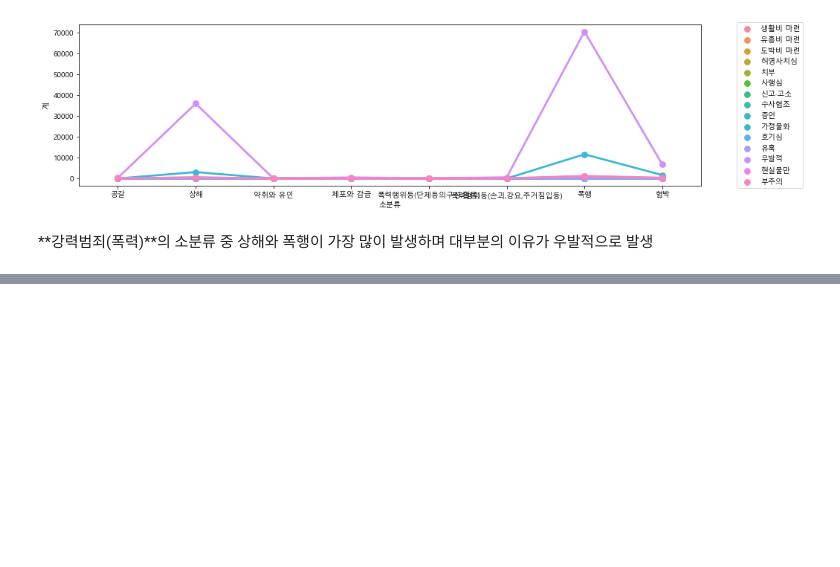
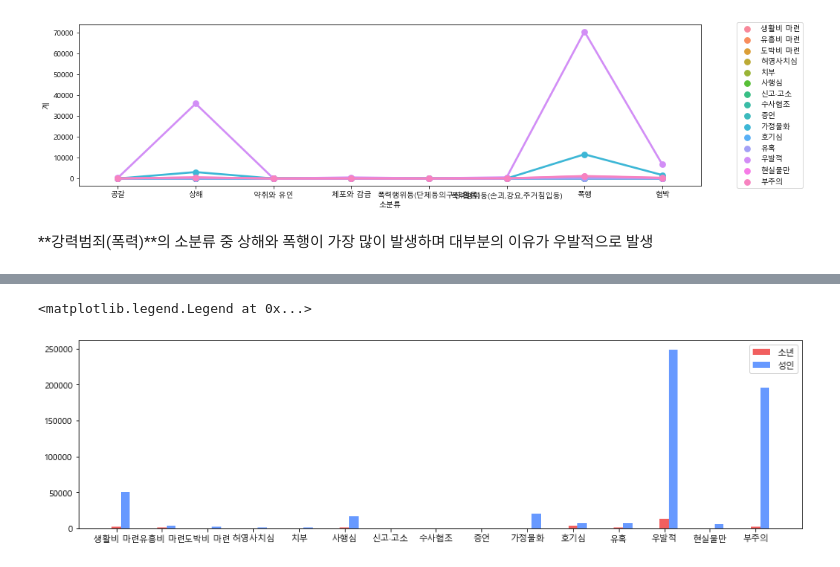
Before and after one commit to hkim11656/crime_analysis, a Jupyter notebook: 06_소년 범죄자와 일반 범죄자의 범행 동기 차이 분석_김유민.ipynb, the cells around one changed output, grey strips where cells are left out. Saved outputs shown, nothing was run; the diff lists cells and outputs as text; code cells hidden in the pictures; blank space fills up the shorter version.

```diff
--- a/06_소년 범죄자와 일반 범죄자의 범행 동기 차이 분석_김유민.ipynb
+++ b/06_소년 범죄자와 일반 범죄자의 범행 동기 차이 분석_김유민.ipynb
@@ -972,0 +1080,2 @@ plt.legend(loc='center right', bbox_to_anchor=(1.17, 0.5), ncol=1)
+# %%
+df_total.index=['소년', '일반']
@@ -972,0 +1101,6 @@ plt.legend(loc='center right', bbox_to_anchor=(1.17, 0.5), ncol=1)
+# %%
+df_total.loc['소년']=df_total.loc['소년'].str.replace(',','')
+df_total.loc['소년']=df_total.loc['소년'].astype(int)
+# %%
+df_total.loc['일반']=df_total.loc['일반'].str.replace(',','')
+df_total.loc['일반']=df_total.loc['일반'].astype(int)
@@ -972,0 +1113,2 @@ plt.legend(loc='center right', bbox_to_anchor=(1.17, 0.5), ncol=1)
+# %%
+df_total.loc["성인"] = df_total.apply(lambda c: abs(c["일반"] - c["소년"]), axis=0)
@@ -972,0 +1154,13 @@ plt.legend(loc='center right', bbox_to_anchor=(1.17, 0.5), ncol=1)
+# %%
+x = np.arange(15)
+label = ['생활비 마련','유흥비 마련','도박비 마련','허영사치심','치부','사행심','신고·고소','수사협조','증언','가정불화','호기심','유혹','우발적','현실불만','부주의']
+plt.figure(figsize=(15,4))
+
+plt.bar(x-0.0, df_total.loc['소년'],label='소년',width=0.2,color='#F15F5F')
+plt.bar(x+0.2, df_total.loc['성인'],label='성인',width=0.2,color='#6799FF')
+plt.xticks(x,label)
+
+plt.legend()
+# %% [output]
+<matplotlib.legend.Legend at 0x...>
+[figure, added]
```
Also changed, not shown: parts of 43 cells of this notebook.
